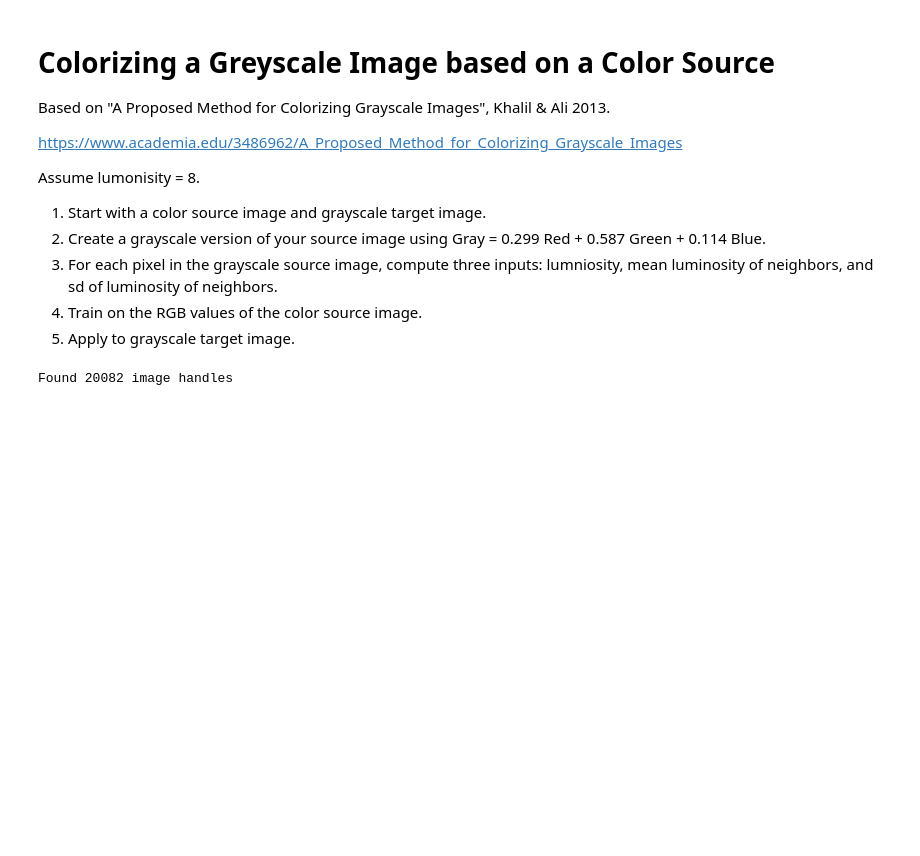
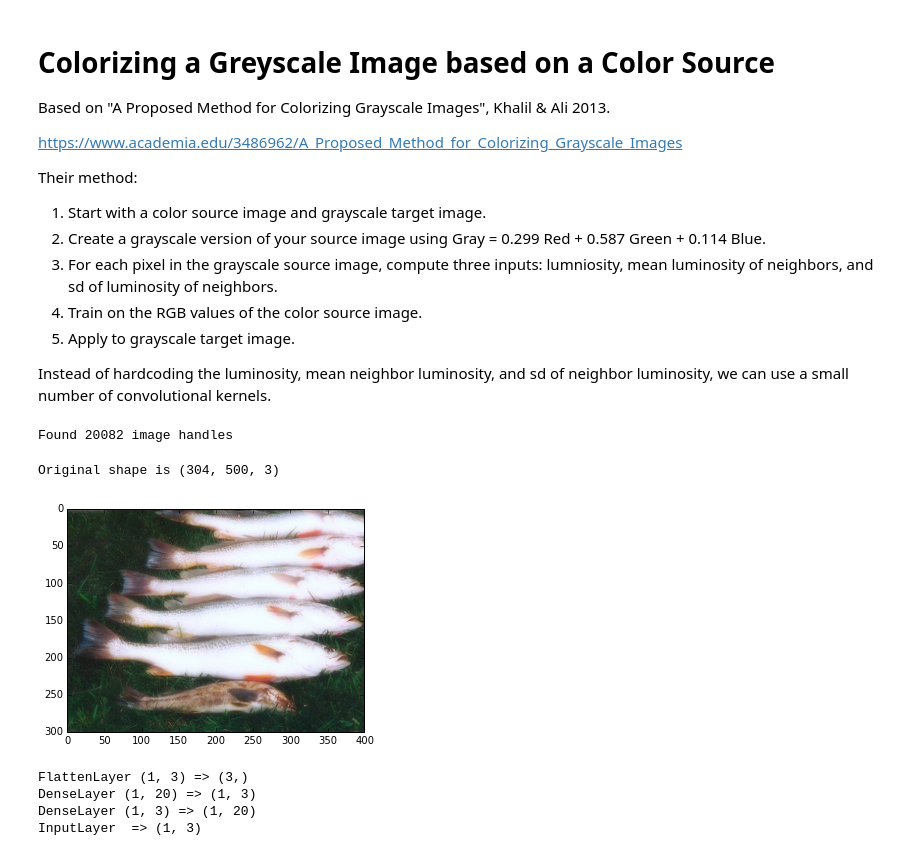
Before and after one commit to jeffschecter/colorize, a Jupyter notebook: Colorization using a Source Image.ipynb, the cells around one changed output. Drawn from its saved outputs; the diff is of its cells as text; code cells hidden in the pictures; blank space fills up the shorter version.

```diff
--- a/Colorization using a Source Image.ipynb
+++ b/Colorization using a Source Image.ipynb
@@ -4,12 +4,14 @@ Based on "A Proposed Method for Colorizing Grayscale Images", Khalil & Ali 2013.
 
 https://www.academia.edu/3486962/A_Proposed_Method_for_Colorizing_Grayscale_Images
 
-Assume lumonisity = 8.
+Their method:
 1. Start with a color source image and grayscale target image.
 2. Create a grayscale version of your source image using Gray = 0.299 Red + 0.587 Green + 0.114 Blue.
 3. For each pixel in the grayscale source image, compute three inputs: lumniosity, mean luminosity of neighbors, and sd of luminosity of neighbors.
 4. Train on the RGB values of the color source image.
 5. Apply to grayscale target image.
+
+Instead of hardcoding the luminosity, mean neighbor luminosity, and sd of neighbor luminosity, we can use a small number of convolutional kernels.
 # %%
 import image
 import os
@@ -34,3 +38,20 @@ random.shuffle(handles)
 print "Found {l} image handles".format(l=len(handles))
 # %% [output]
 Found 20082 image handles
+# %%
+reload(image)
+im = None
+for handle in handles:
+    try:
+        im = misc.imread(os.path.join(imdir, handle))
+        if im is not None:
+            break
+    except Exception as e:
+        print e
+print "Original shape is", im.shape
+im = image.DownsampledPatch(im, 400, 300)
+plt.imshow(im)
+plt.show()
+# %% [output]
+Original shape is (304, 500, 3)
+[figure, added]
@@ -36,0 +159,7 @@ Found 20082 image handles
+# %%
+net, train_fn, val_fn = CreateTheanoExprs()
+# %% [output]
+FlattenLayer (1, 3) => (3,)
+DenseLayer (1, 20) => (1, 3)
+DenseLayer (1, 3) => (1, 20)
+InputLayer  => (1, 3)
```
Also changed, not shown: parts of 7 cells of this notebook.
